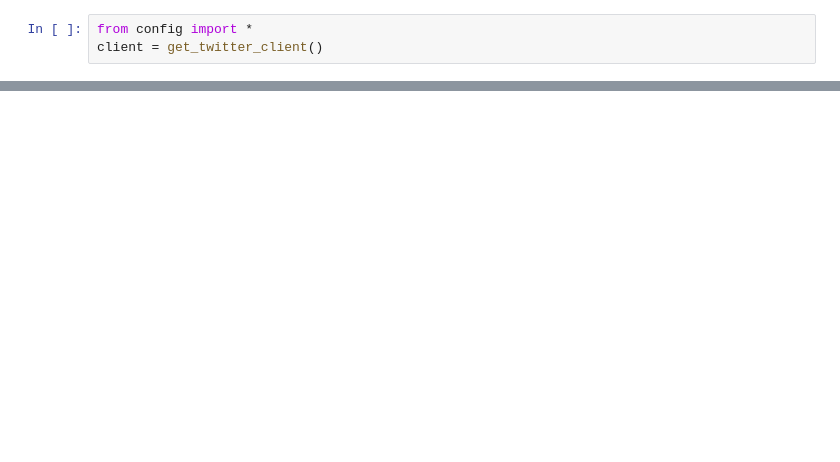
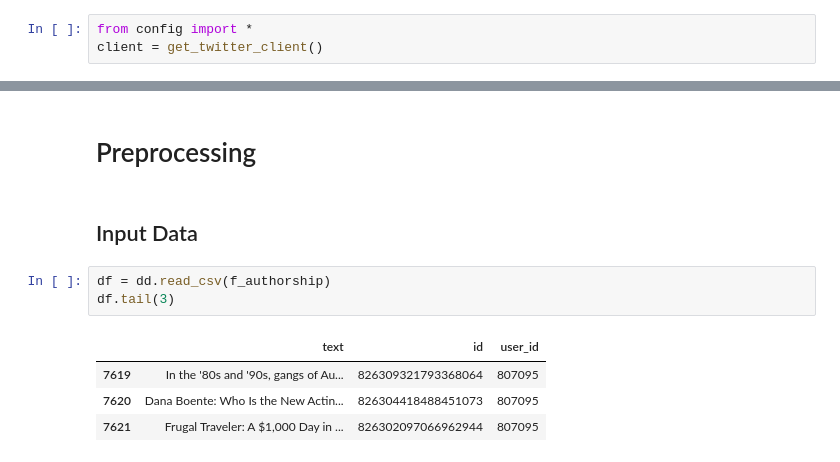
Before and after one commit to alejandrox1/tweet_authorship, a Jupyter notebook: authorship.ipynb, the cells around one changed output, grey strips where cells are left out. Drawn from its saved outputs; the diff is of its cells as text; blank space fills up the shorter version.

```diff
--- a/authorship.ipynb
+++ b/authorship.ipynb
@@ -272,0 +278,12 @@ with open(f_authorship, 'w') as fout:
+# %% [markdown]
+# Preprocessing
+# %% [markdown]
+## Input Data
+# %%
+df = dd.read_csv(f_authorship)
+df.tail(3)
+# %% [output]
+|  | text | id | user_id |
+| 7619 | In the '80s and '90s, gangs of Au... | 826309321793368064 | 807095 |
+| 7620 | Dana Boente: Who Is the New Actin... | 826304418488451073 | 807095 |
+| 7621 | Frugal Traveler: A $1,000 Day in ... | 826302097066962944 | 807095 |
```
Also changed, not shown: parts of 33 cells of this notebook.
